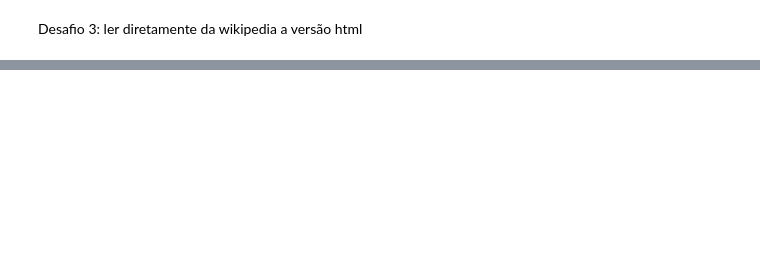
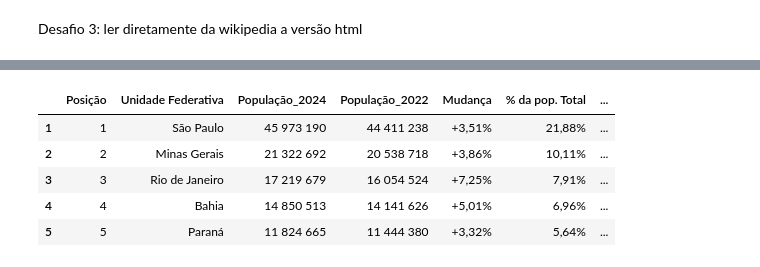
Before and after one commit to SandraRojasZ/Data-Analytics, a Jupyter notebook: pos-datascience-analise-e-exploracao-de-dados-aula1/Produção_Hospitalar-A2.1.ipynb, the cells around one changed output, grey strips where cells are left out. Drawn from its saved outputs; the diff is of its cells as text; code cells hidden in the pictures; blank space fills up the shorter version.

```diff
--- a/pos-datascience-analise-e-exploracao-de-dados-aula1/Produção_Hospitalar-A2.1.ipynb
+++ b/pos-datascience-analise-e-exploracao-de-dados-aula1/Produção_Hospitalar-A2.1.ipynb
@@ -776,0 +888,19 @@ Desafio 3: ler diretamente da wikipedia a versão html
+# %%
+import pandas as pd
+
+# Definindo os nomes das colunas
+colunas = ['Posição', 'Unidade Federativa', 'População_2024', 'População_2022', 'Mudança', '% da pop. Total', 'País Comparável']
+
+# Criando o DataFrame
+df = pd.DataFrame(tabela_extraida, columns=colunas)
+# Eliminando a linha sem dados
+df_ibge_html = df.drop(0)
+# Exibindo as primeiras linhas do DataFrame
+df_ibge_html.head()
+# %% [output]
+|  | Posição | Unidade Federativa | População_2024 | População_2022 | Mudança | % da pop. Total | ... |
+| 1 | 1 | São Paulo | 45 973 190 | 44 411 238 | +3,51% | 21,88% | ... |
+| 2 | 2 | Minas Gerais | 21 322 692 | 20 538 718 | +3,86% | 10,11% | ... |
+| 3 | 3 | Rio de Janeiro | 17 219 679 | 16 054 524 | +7,25% | 7,91% | ... |
+| 4 | 4 | Bahia | 14 850 513 | 14 141 626 | +5,01% | 6,96% | ... |
+| 5 | 5 | Paraná | 11 824 665 | 11 444 380 | +3,32% | 5,64% | ... |
```
Also changed, not shown: parts of 5 cells of this notebook.
